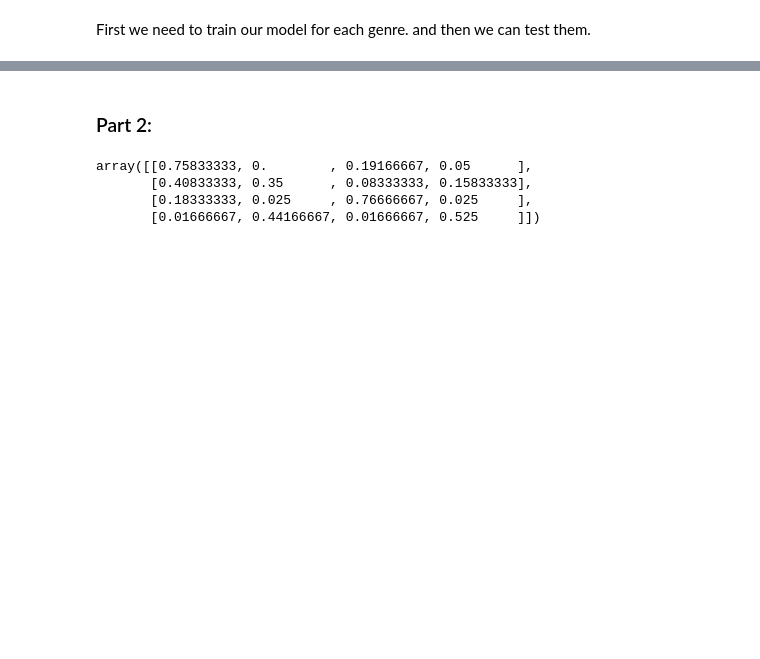
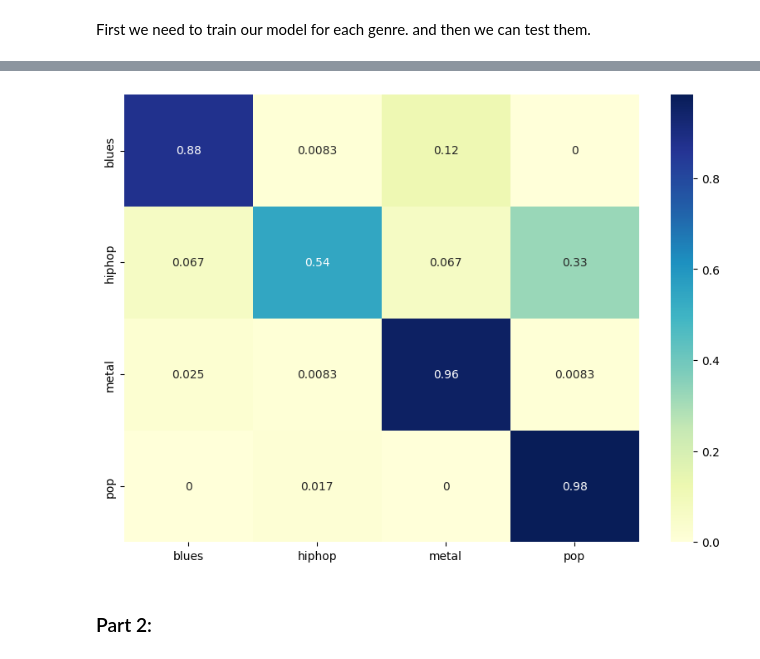
Before and after one commit to elahekhodaverdi/Artificial-Intelligence-Course-Projects, a Jupyter notebook: CA3 - HMM/AI-CA3.ipynb, the cells around one changed output, grey strips where cells are left out. Saved outputs shown, nothing was run; the diff lists cells and outputs as text; code cells hidden in the pictures; blank space fills up the shorter version.

```diff
--- a/CA3 - HMM/AI-CA3.ipynb
+++ b/CA3 - HMM/AI-CA3.ipynb
@@ -169,3 +185,9 @@ for genre in genres:
+# %%
+def plot_confusion_matrix(genres,predicted):
+    confusion_mat = predicted /  np.sum(predicted, axis=1)
+    plt.figure(figsize=(10, 7))
+    sns.heatmap(confusion_mat, annot=True, cmap='YlGnBu', xticklabels=genres, yticklabels=genres)
+plt.show()
 # %% [markdown]
 ### Part 1:
 # %%
@@ -192,4 +209,3 @@ for i, genre in enumerate(genres):
         predicted_genre = classify_audio(test, hmm_models_p1)
         j = genres.index(predicted_genre)
         predict_p1[i][j] += 1
-    predict_p1[i] = predict_p1[i] / len(X_test[genre])
@@ -201,3 +220,7 @@ array([[0.825     , 0.        , 0.175     , 0.        ],
+# %%
+plot_confusion_matrix(genres,predict_p1)
+# %% [output]
+[figure, added]
 # %% [markdown]
 ### Part 2:
 # %%
@@ -335,7 +356,0 @@ for i, genre in enumerate(genres):
-# %%
-predict_p2
-# %% [output]
-array([[0.75833333, 0.        , 0.19166667, 0.05      ],
-       [0.40833333, 0.35      , 0.08333333, 0.15833333],
-       [0.18333333, 0.025     , 0.76666667, 0.025     ],
-       [0.01666667, 0.44166667, 0.01666667, 0.525     ]])
```
Also changed, not shown: parts of 8 cells of this notebook.
